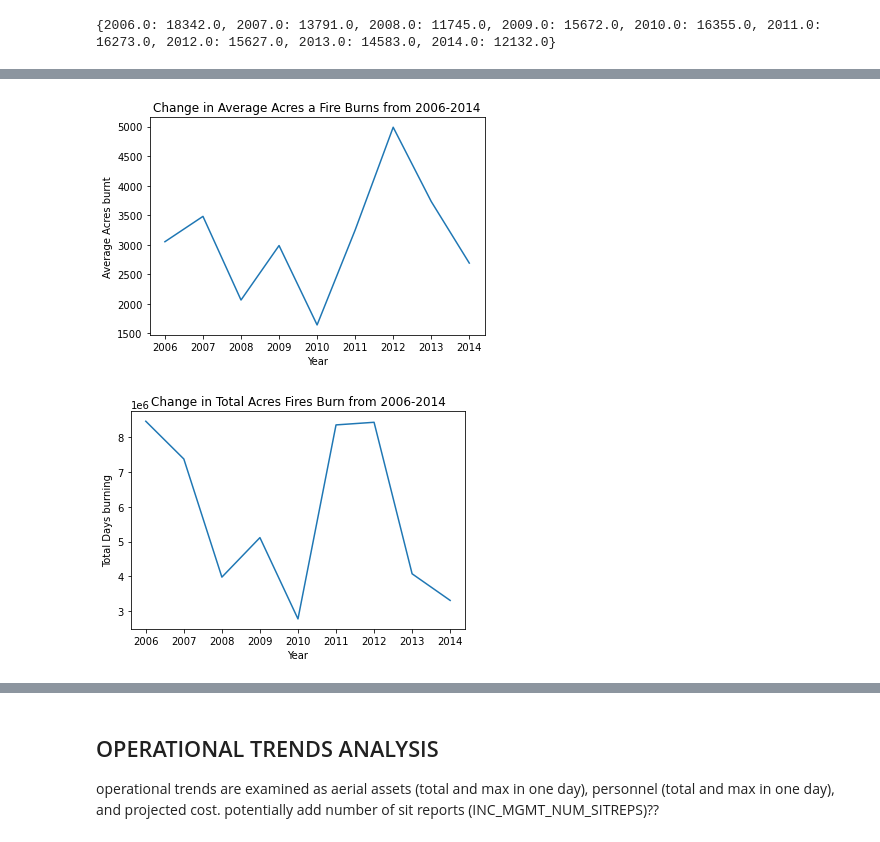
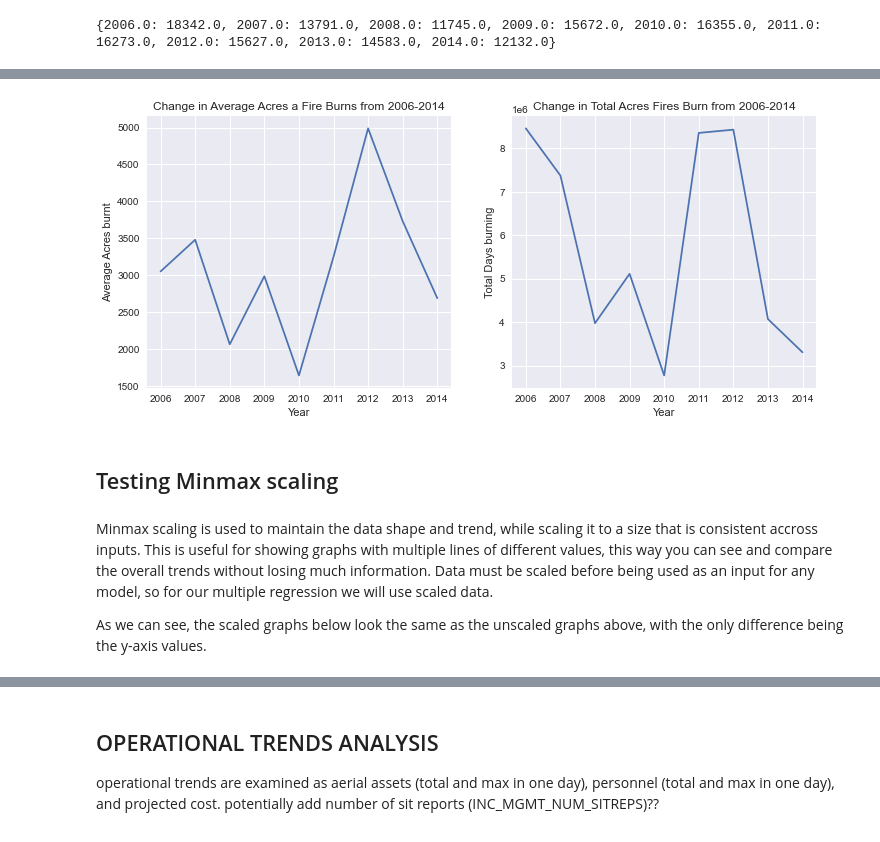
Before and after one commit to nasa/mika, a Jupyter notebook: notebooks/ICS quantitative analysis.ipynb, the cells around one changed output, grey strips where cells are left out. Cells and saved outputs as stored; diff of their text form; code cells hidden in the pictures.

```diff
--- a/notebooks/ICS quantitative analysis.ipynb
+++ b/notebooks/ICS quantitative analysis.ipynb
@@ -1,10 +1,15 @@
 # %%
 import pandas as pd
 import numpy as np
+%matplotlib inline
+import matplotlib.style
+matplotlib.style.use("seaborn")
 import matplotlib.pyplot as plt
+
 import seaborn as sn
 import scipy.stats as st
-plt.style = "seaborn"
+
+from ICS_functions import *
 # %%
 import sys
 import os
@@ -173,22 +174,26 @@ for year in years:
 # %%
 av_acres = [average_acres[key] for key in average_acres]
 
-plt.figure()
+plt.figure(figsize=(12, 5))
+plt.subplot(1, 2, 1)
 plt.ylabel("Average Acres burnt")
 plt.xlabel("Year")
 plt.title("Change in Average Acres a Fire Burns from 2006-2014")
 plt.plot(years, av_acres)
-plt.show()
-plt.close()
 
 total_acre = [total_acres[key] for key in total_acres]
-plt.figure()
+plt.subplot(1,2,2)
 plt.ylabel("Total Days burning")
 plt.xlabel("Year")
 plt.title("Change in Total Acres Fires Burn from 2006-2014")
 plt.plot(years, total_acre)
 plt.show()
 plt.close()
 # %% [output]
-[figure, old version]
+[figure, new version]
-[figure, removed]
+# %% [markdown]
+## Testing Minmax scaling
+# %% [markdown]
+Minmax scaling is used to maintain the data shape and trend, while scaling it to a size that is consistent accross inputs. This is useful for showing graphs with multiple lines of different values, this way you can see and compare the overall trends without losing much information. Data must be scaled before being used as an input for any model, so for our multiple regression we will use scaled data.
+
+As we can see, the scaled graphs below look the same as the unscaled graphs above, with the only difference being the y-axis values.
```
Also changed, not shown: parts of 16 cells of this notebook, 3 other files.
